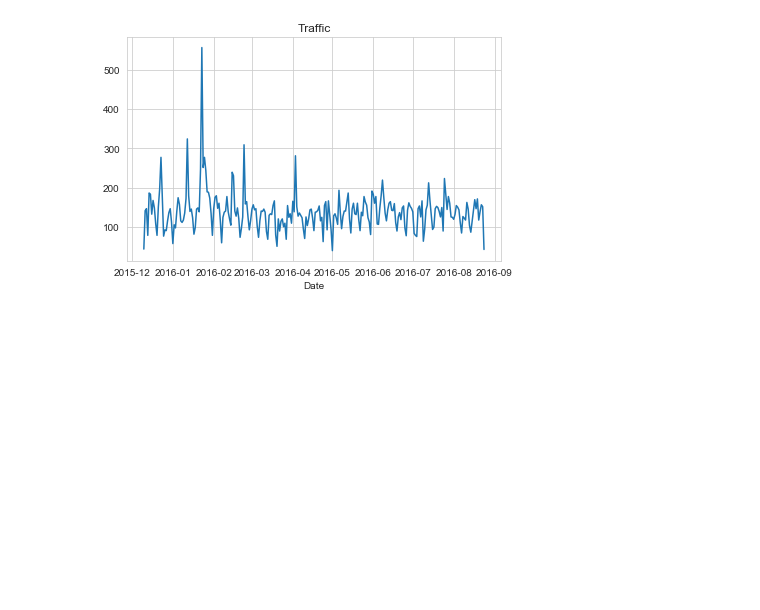
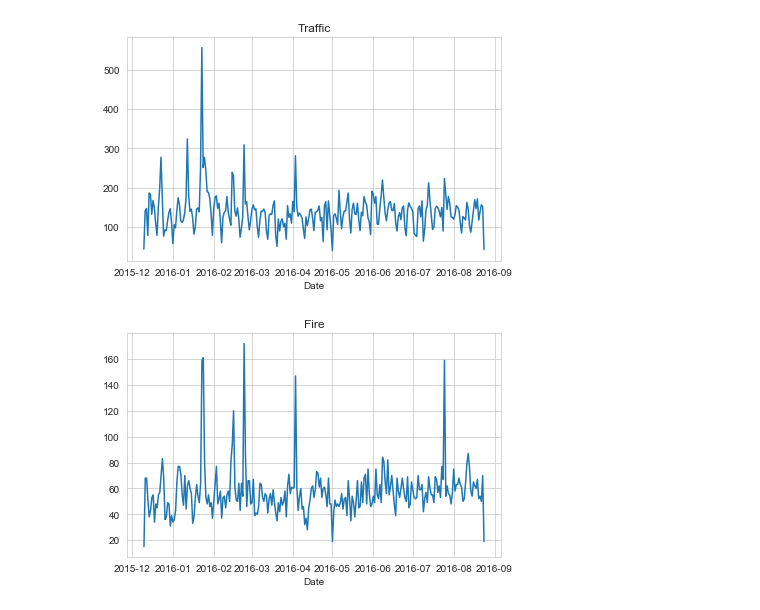
Before and after one commit to elsajun/Analyzing-911-Call-Project, a Jupyter notebook: 911 Calls Project.ipynb, the cells around one changed output. Cells and saved outputs as stored; diff of their text form; code cells hidden in the pictures; blank space fills up the shorter version.

Commit message:
create 3 separate plots with each plot representing a Reason for the 911 call

```diff
--- a/911 Calls Project.ipynb
+++ b/911 Calls Project.ipynb
@@ -195,3 +195,9 @@ plt.title('Traffic')
 plt.tight_layout()
 # %% [output]
 [figure]
+# %%
+df[df['Reason']=='Fire'].groupby('Date').count()['twp'].plot()
+plt.title('Fire')
+plt.tight_layout()
+# %% [output]
+[figure, added]
```
Also changed, not shown: parts of 1 cell of this notebook.
